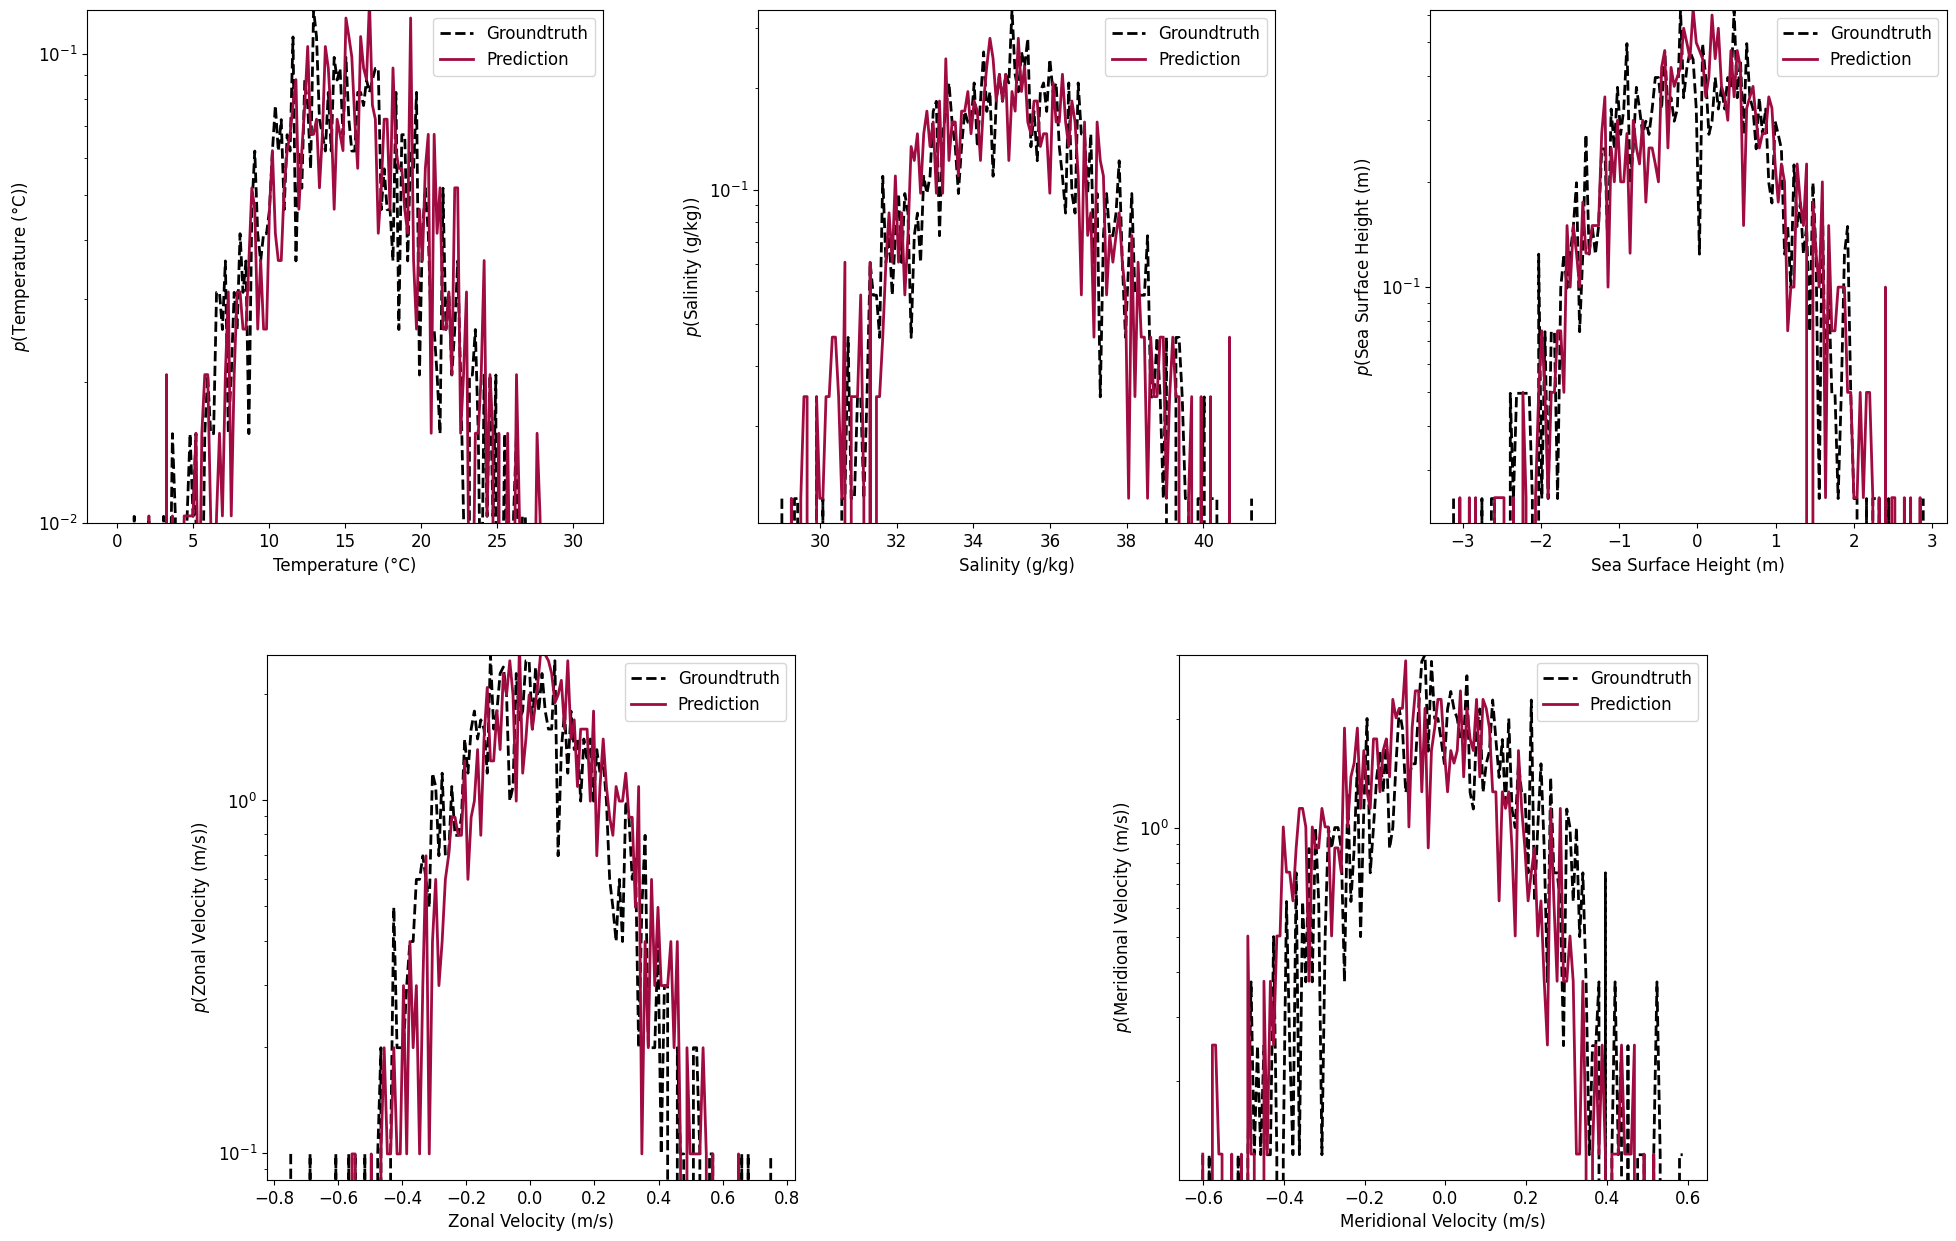
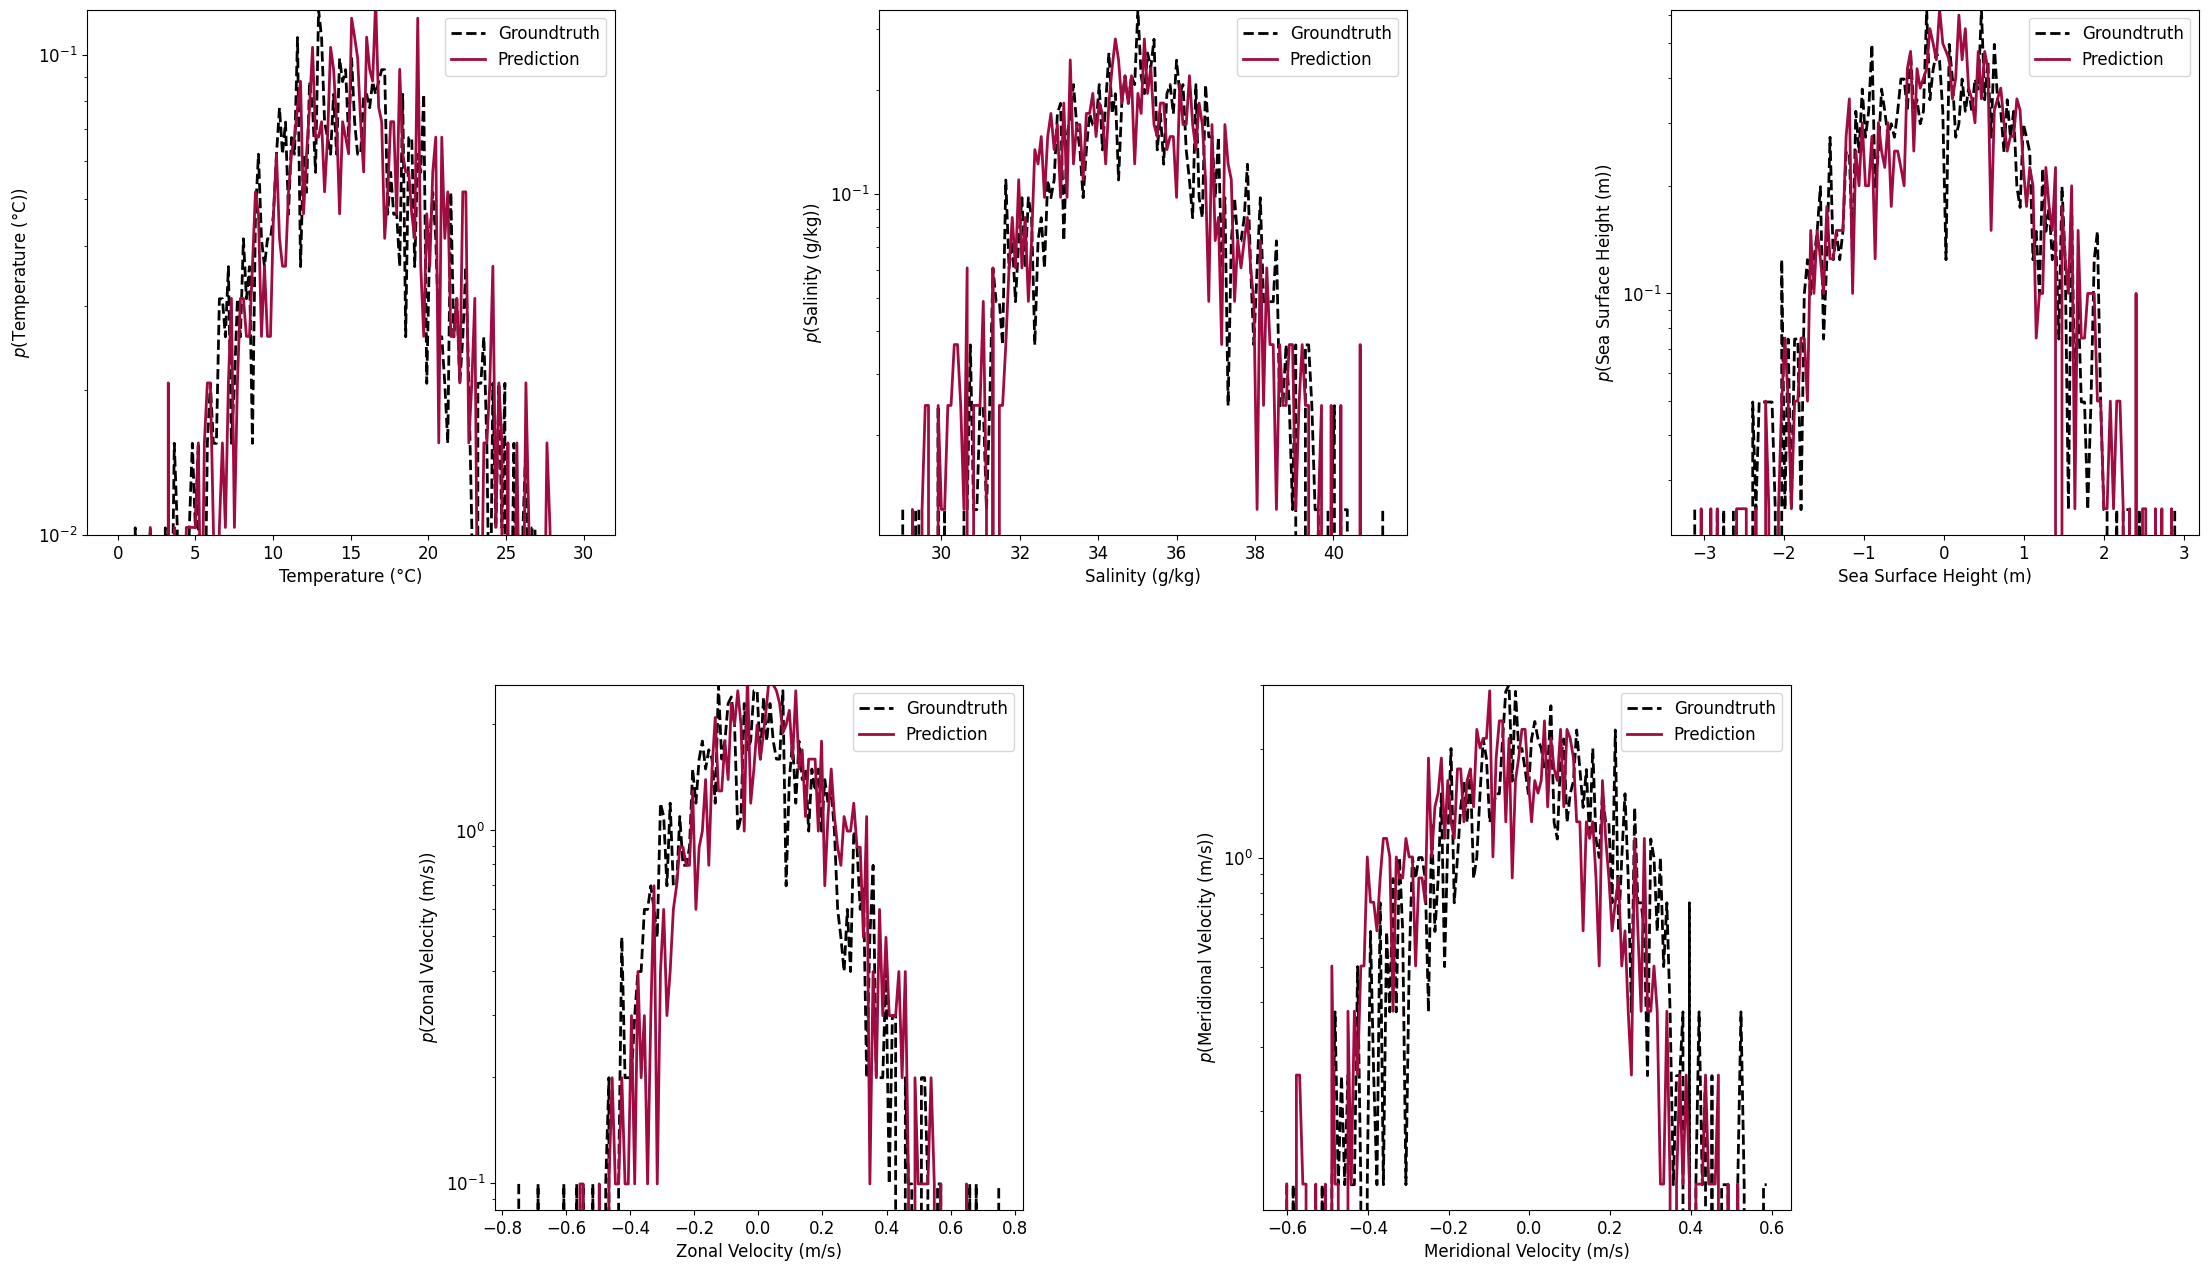
Unified diff of the notebook cell whose output changed from the first chart to the second:
--- before
+++ after
@@ -1,2 +1,3 @@
+import matplotlib.pyplot as plt
 import matplotlib.pyplot as plt
 import numpy as np
@@ -24,21 +25,27 @@
 }
 
-# Create a figure using GridSpec with specific row heights for the top and bottom rows
+# Create a figure
 fig = plt.figure(figsize=(24, 15))
 plt.rcParams.update({'font.size': 12})
 
-# Create a GridSpec with 2 rows and 3 columns, giving more height to the top row
-gs = fig.add_gridspec(2, 3, height_ratios=[2, 1], hspace=1., wspace=0.3)
+# Manual positioning using add_axes with uniform width and height
+width = 0.22
+height = 0.35
 
-# Top row: 3 plots
-axs = [fig.add_subplot(gs[0, i]) for i in range(3)]
+# Top row: 3 plots, evenly spaced horizontally
+axs = [
+    fig.add_axes([0.05, 0.55, width, height]),  # First plot in top row
+    fig.add_axes([0.38, 0.55, width, height]),  # Second plot in top row
+    fig.add_axes([0.71, 0.55, width, height])   # Third plot in top row
+]
 
-# Bottom row: using manual positioning with add_axes to place plots between indices 1, 0.5 and 1, 2.5
-# Normalized coordinates for custom placement
-axs += [fig.add_axes([0.2, 0.1, 0.22, 0.35]), fig.add_axes([0.58, 0.1, 0.22, 0.35])]
+# Bottom row: 2 plots centered, manually positioned
+axs += [
+    fig.add_axes([0.22, 0.1, width, height]),  # First plot in bottom row
+    fig.add_axes([0.54, 0.1, width, height])  # Second plot in bottom row
+]
 
 # Plot PDFs
 for i, v in enumerate(['thetao', 'so', 'zos', 'uo', 'vo']):
-    print("v: ", v)
     min_val, max_val = ds_groundtruth[v].min(), ds_groundtruth[v].max()
     true_pdf, bins_true = np.histogram(ds_groundtruth[v], bins=150, density=True, range=(min_val, max_val))
@@ -57,8 +64,10 @@
         axs[i].set_xlim([-2, 32])
 
-# Turn off the left-most plot in the bottom row (since it's empty space)
-fig.add_subplot(gs[1, 0]).axis("off")
+# Save or show the figure
+# plt.show()
+plt.savefig("composite_pdf_manual_axes.png", bbox_inches='tight')
+
 
 # Save or show the figure
 # plt.show()
-plt.savefig("composite_pdf.png", bbox_inches='tight')
+# plt.savefig("composite_pdf.png", bbox_inches='tight')

Commit: aligned and uniform plots pdfs